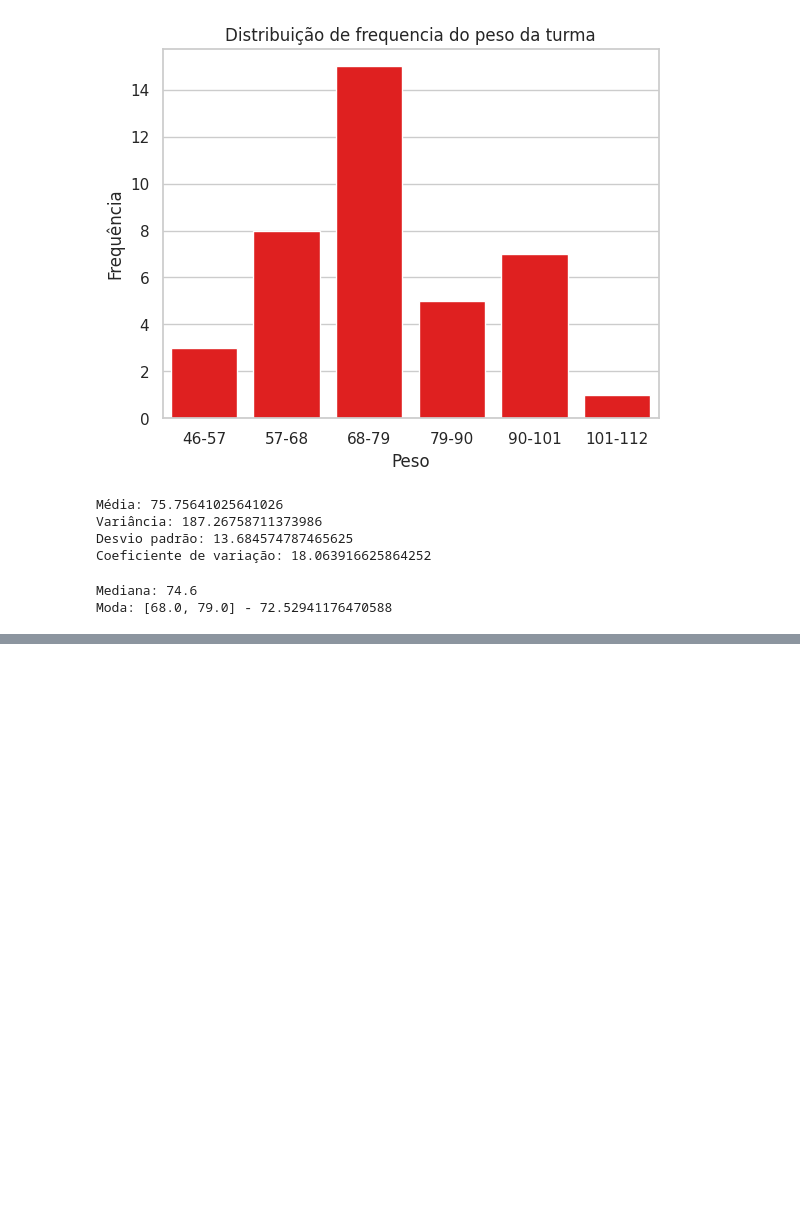
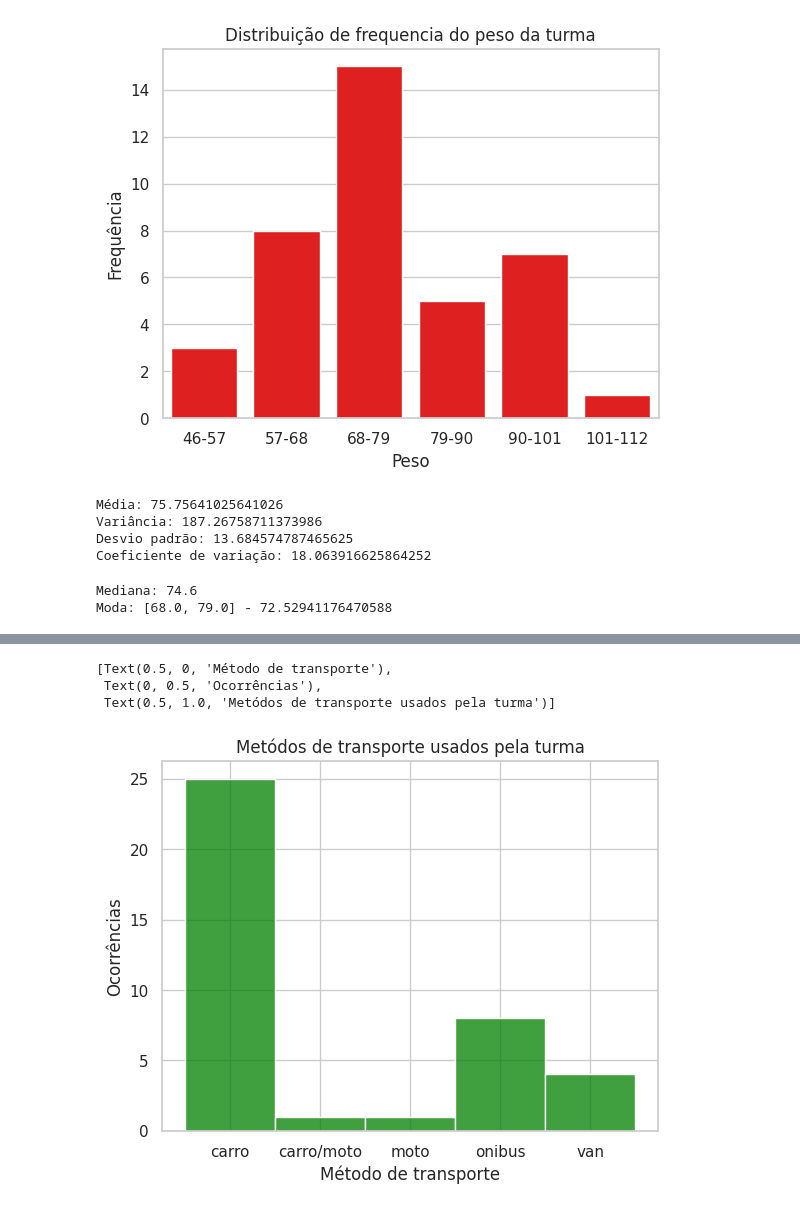
Before and after one commit to GustavCampos/Ci-ncia-dos-dados, a Jupyter notebook: Atividade prática - Dados da Turma.ipynb, the cells around one changed output, grey strips where cells are left out. Drawn from its saved outputs; the diff is of its cells as text; code cells hidden in the pictures; blank space fills up the shorter version.

```diff
--- a/Atividade prática - Dados da Turma.ipynb
+++ b/Atividade prática - Dados da Turma.ipynb
@@ -210,0 +213,11 @@ Moda: [68.0, 79.0] - 72.52941176470588
+# %%
+#Dado obtidos até o momento
+transport_methods = usable_data["deslocamento"]
+
+print(f"Dados brutos:\n{transport_methods[:5]}\n")
+
+#Normalizando os dados
+normalized_transport_methods = transport_methods.map(lambda n: unidecode(n.strip().lower()))
+normalized_transport_methods = normalized_transport_methods.sort_values()
+
+print(f"Dados normalizados:\n{normalized_transport_methods[:5]}")
@@ -210,0 +240,9 @@ Moda: [68.0, 79.0] - 72.52941176470588
+# %%
+#Plotando dados
+rdp = sns.histplot(data=normalized_transport_methods, color="green")
+rdp.set(xlabel="Método de transporte", ylabel="Ocorrências", title="Metódos de transporte usados pela turma")
+# %% [output]
+[Text(0.5, 0, 'Método de transporte'),
+ Text(0, 0.5, 'Ocorrências'),
+ Text(0.5, 1.0, 'Metódos de transporte usados pela turma')]
+[figure, added]
```
Also changed, not shown: parts of 3 cells of this notebook.
